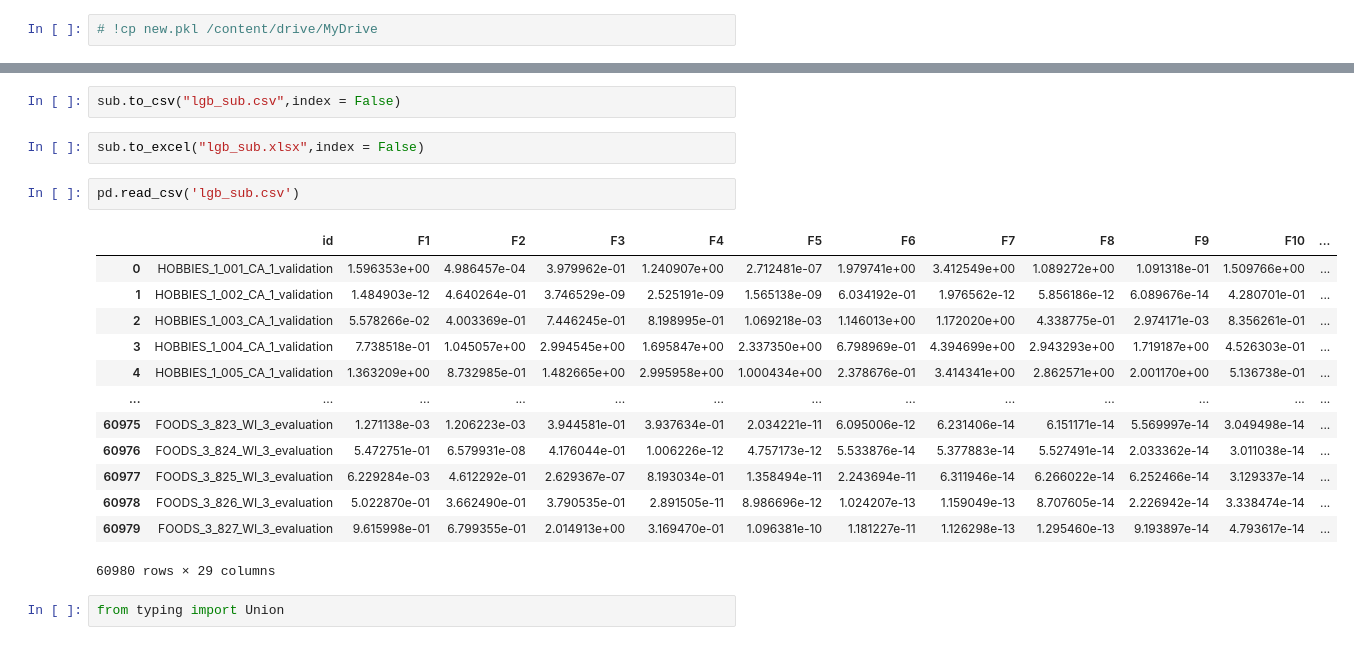
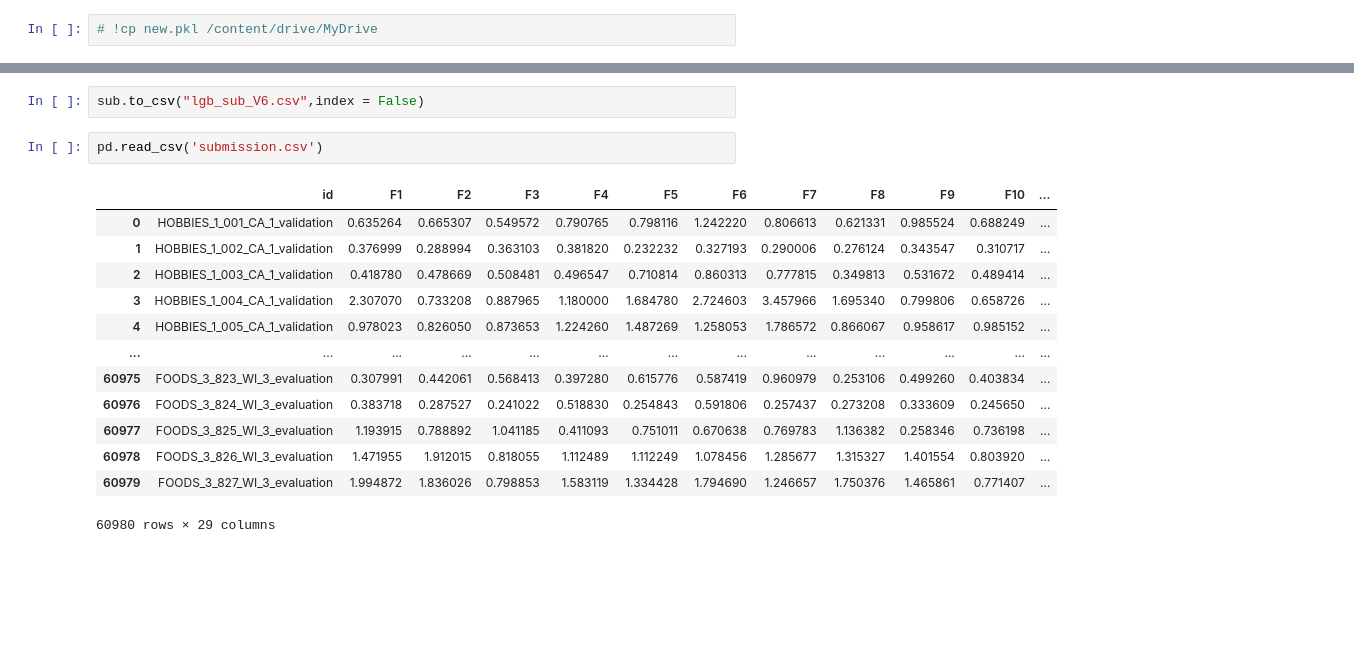
Before and after one commit to vence-andersen/M5-Forecasting-Accuracy, a Jupyter notebook: Feature_Engineering.ipynb, the cells around one changed output, grey strips where cells are left out. Saved outputs shown, nothing was run; the diff lists cells and outputs as text; blank space fills up the shorter version.

```diff
--- a/Feature_Engineering.ipynb
+++ b/Feature_Engineering.ipynb
@@ -351,22 +268,18 @@ See the caveats in the documentation: https://pandas.pydata.org/pandas-docs/stab
 # %%
-sub.to_csv("lgb_sub.csv",index = False)
+sub.to_csv("lgb_sub_V6.csv",index = False)
-# %%
-sub.to_excel("lgb_sub.xlsx",index = False)
 # %%
-pd.read_csv('lgb_sub.csv')
+pd.read_csv('submission.csv')
 # %% [output]
 |  | id | F1 | F2 | F3 | F4 | F5 | F6 | F7 | F8 | F9 | F10 | ... |
-| 0 | HOBBIES_1_001_CA_1_validation | 1.596353e+00 | 4.986457e-04 | 3.979962e-01 | 1.240907e+00 | 2.712481e-07 | 1.979741e+00 | 3.412549e+00 | 1.089272e+00 | 1.091318e-01 | 1.509766e+00 | ... |
-| 1 | HOBBIES_1_002_CA_1_validation | 1.484903e-12 | 4.640264e-01 | 3.746529e-09 | 2.525191e-09 | 1.565138e-09 | 6.034192e-01 | 1.976562e-12 | 5.856186e-12 | 6.089676e-14 | 4.280701e-01 | ... |
-| 2 | HOBBIES_1_003_CA_1_validation | 5.578266e-02 | 4.003369e-01 | 7.446245e-01 | 8.198995e-01 | 1.069218e-03 | 1.146013e+00 | 1.172020e+00 | 4.338775e-01 | 2.974171e-03 | 8.356261e-01 | ... |
-| 3 | HOBBIES_1_004_CA_1_validation | 7.738518e-01 | 1.045057e+00 | 2.994545e+00 | 1.695847e+00 | 2.337350e+00 | 6.798969e-01 | 4.394699e+00 | 2.943293e+00 | 1.719187e+00 | 4.526303e-01 | ... |
-| 4 | HOBBIES_1_005_CA_1_validation | 1.363209e+00 | 8.732985e-01 | 1.482665e+00 | 2.995958e+00 | 1.000434e+00 | 2.378676e-01 | 3.414341e+00 | 2.862571e+00 | 2.001170e+00 | 5.136738e-01 | ... |
+| 0 | HOBBIES_1_001_CA_1_validation | 0.635264 | 0.665307 | 0.549572 | 0.790765 | 0.798116 | 1.242220 | 0.806613 | 0.621331 | 0.985524 | 0.688249 | ... |
+| 1 | HOBBIES_1_002_CA_1_validation | 0.376999 | 0.288994 | 0.363103 | 0.381820 | 0.232232 | 0.327193 | 0.290006 | 0.276124 | 0.343547 | 0.310717 | ... |
+| 2 | HOBBIES_1_003_CA_1_validation | 0.418780 | 0.478669 | 0.508481 | 0.496547 | 0.710814 | 0.860313 | 0.777815 | 0.349813 | 0.531672 | 0.489414 | ... |
+| 3 | HOBBIES_1_004_CA_1_validation | 2.307070 | 0.733208 | 0.887965 | 1.180000 | 1.684780 | 2.724603 | 3.457966 | 1.695340 | 0.799806 | 0.658726 | ... |
+| 4 | HOBBIES_1_005_CA_1_validation | 0.978023 | 0.826050 | 0.873653 | 1.224260 | 1.487269 | 1.258053 | 1.786572 | 0.866067 | 0.958617 | 0.985152 | ... |
 | ... | ... | ... | ... | ... | ... | ... | ... | ... | ... | ... | ... | ... |
-| 60975 | FOODS_3_823_WI_3_evaluation | 1.271138e-03 | 1.206223e-03 | 3.944581e-01 | 3.937634e-01 | 2.034221e-11 | 6.095006e-12 | 6.231406e-14 | 6.151171e-14 | 5.569997e-14 | 3.049498e-14 | ... |
-| 60976 | FOODS_3_824_WI_3_evaluation | 5.472751e-01 | 6.579931e-08 | 4.176044e-01 | 1.006226e-12 | 4.757173e-12 | 5.533876e-14 | 5.377883e-14 | 5.527491e-14 | 2.033362e-14 | 3.011038e-14 | ... |
-| 60977 | FOODS_3_825_WI_3_evaluation | 6.229284e-03 | 4.612292e-01 | 2.629367e-07 | 8.193034e-01 | 1.358494e-11 | 2.243694e-11 | 6.311946e-14 | 6.266022e-14 | 6.252466e-14 | 3.129337e-14 | ... |
-| 60978 | FOODS_3_826_WI_3_evaluation | 5.022870e-01 | 3.662490e-01 | 3.790535e-01 | 2.891505e-11 | 8.986696e-12 | 1.024207e-13 | 1.159049e-13 | 8.707605e-14 | 2.226942e-14 | 3.338474e-14 | ... |
-| 60979 | FOODS_3_827_WI_3_evaluation | 9.615998e-01 | 6.799355e-01 | 2.014913e+00 | 3.169470e-01 | 1.096381e-10 | 1.181227e-11 | 1.126298e-13 | 1.295460e-13 | 9.193897e-14 | 4.793617e-14 | ... |
+| 60975 | FOODS_3_823_WI_3_evaluation | 0.307991 | 0.442061 | 0.568413 | 0.397280 | 0.615776 | 0.587419 | 0.960979 | 0.253106 | 0.499260 | 0.403834 | ... |
+| 60976 | FOODS_3_824_WI_3_evaluation | 0.383718 | 0.287527 | 0.241022 | 0.518830 | 0.254843 | 0.591806 | 0.257437 | 0.273208 | 0.333609 | 0.245650 | ... |
+| 60977 | FOODS_3_825_WI_3_evaluation | 1.193915 | 0.788892 | 1.041185 | 0.411093 | 0.751011 | 0.670638 | 0.769783 | 1.136382 | 0.258346 | 0.736198 | ... |
+| 60978 | FOODS_3_826_WI_3_evaluation | 1.471955 | 1.912015 | 0.818055 | 1.112489 | 1.112249 | 1.078456 | 1.285677 | 1.315327 | 1.401554 | 0.803920 | ... |
+| 60979 | FOODS_3_827_WI_3_evaluation | 1.994872 | 1.836026 | 0.798853 | 1.583119 | 1.334428 | 1.794690 | 1.246657 | 1.750376 | 1.465861 | 0.771407 | ... |
 60980 rows × 29 columns
-# %%
-from typing import Union
```
Also changed, not shown: parts of 50 cells of this notebook.
